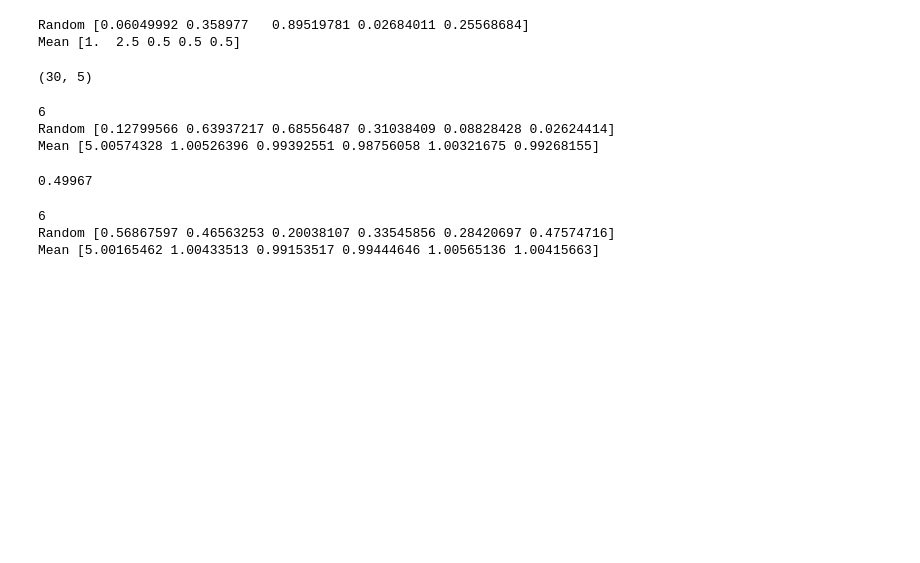
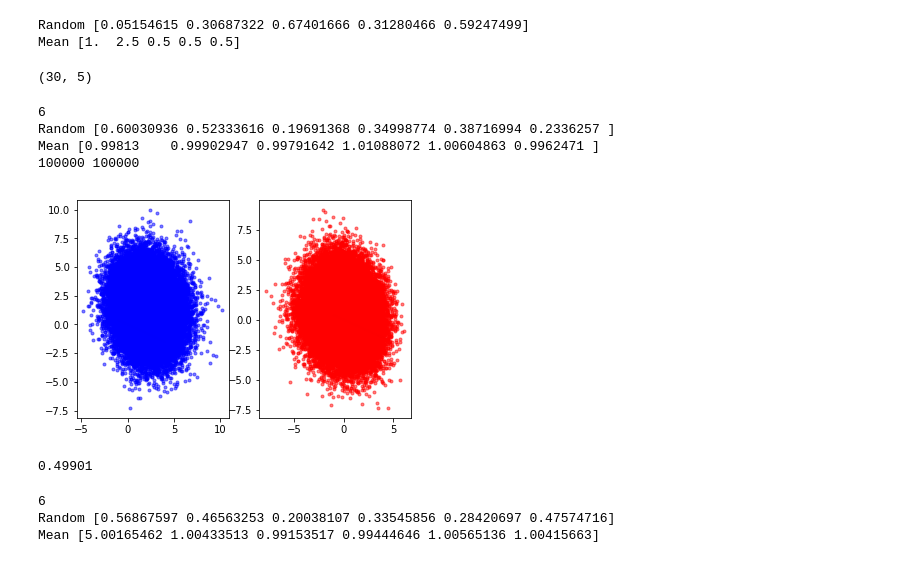
Before and after one commit to amir-abdi/disentanglement-pytorch, a Jupyter notebook: test_code/random_plane_generation.ipynb, the cells around one changed output. Cells and saved outputs as stored; diff of their text form; code cells hidden in the pictures; blank space fills up the shorter version.

```diff
--- a/test_code/random_plane_generation.ipynb
+++ b/test_code/random_plane_generation.ipynb
@@ -20,14 +20,14 @@ def random_plane(labels, space):
 # %%
 labels = [1,2,3,4,5]
 space = []
-space.append([1,2,3])
-space.append([1,2,3,4,5,6])
+space.append([0,1,2])
+space.append([0,1,2,3,4,5])
 for i in range(3):
     space.append(np.linspace(0,1,10))
 # %%
 r = random_plane(labels, space)
 # %% [output]
-Random [0.06049992 0.358977   0.89519781 0.02684011 0.25568684]
+Random [0.05154615 0.30687322 0.67401666 0.31280466 0.59247499]
 Mean [1.  2.5 0.5 0.5 0.5]
 # %%
 def target_cast (inputs, r_plane):
@@ -51,7 +51,7 @@ print(np.shape(inputs))
 # %% [output]
 (30, 5)
 # %%
-def target_cast(inputs, r_plane, irrelevant_components=0):
+def target_cast(inputs, r_plane, irrelevant_components=0, _plot=False):
     targets = []
     #print(inputs[0])
     #print(len(r_plane))
@@ -65,9 +65,26 @@ def target_cast(inputs, r_plane, irrelevant_components=0):
         if target < 0: target = 0
         else: target = 1
         targets.append(int(target))
+    if _plot:
+        x = np.linspace(-1, 4, 10**3)
+        y = - r_plane[0][2]/r_plane[0][1]*x
+
+        fig  = plt.figure()
+        mask = (np.array(targets) > 0)
+
+
+        fig.add_subplot(1,2,1)
+        plt.plot(x,y, color='black')
+        print(len(mask),(len(inputs)))
+        plt.plot(inputs[mask][:,1], inputs[mask][:,2], 'b.', alpha=0.5)
+
+        fig.add_subplot(1,2,2)
+        plt.plot(x,y)
+        plt.plot(inputs[~mask][:,1], inputs[~mask][:,2], 'r.', alpha=0.5)
+
     return np.array(targets, dtype = np.int)
 
-def random_plane(labels, space, irrelevant_components=0,_plot=False):
+def random_plane(labels, space, irrelevant_components=[0,3,4,5],_plot=False):
     print(len(labels))
     l = len(labels)
 
@@ -101,18 +118,20 @@ N = 10**5
 label_idx = [0,1,2,3,4,5]
 
 input = np.zeros((N,6))
-input[:,0] = np.random.uniform(0,10,N)
+input[:,0] = np.random.randint(0,3,N)
 input[:,1:] = np.random.normal(1, 2, size=(N,5))
 # %%
-y = target_cast(input, r_plane=random_plane(label_idx, input))
+y = target_cast(input, r_plane=random_plane(label_idx, input, irrelevant_components=[0,3,4,5]), _plot=True)
 # %% [output]
 6
-Random [0.12799566 0.63937217 0.68556487 0.31038409 0.08828428 0.02624414]
-Mean [5.00574328 1.00526396 0.99392551 0.98756058 1.00321675 0.99268155]
+Random [0.60030936 0.52333616 0.19691368 0.34998774 0.38716994 0.2336257 ]
+Mean [0.99813    0.99902947 0.99791642 1.01088072 1.00604863 0.9962471 ]
+100000 100000
+[figure, added]
 # %%
 len(y[y==0])/len(y)
 # %% [output]
-0.49967
+0.49901
 # %%
 import torch
 from sklearn.linear_model import LogisticRegression
```
Also changed, not shown: 2 other files.
